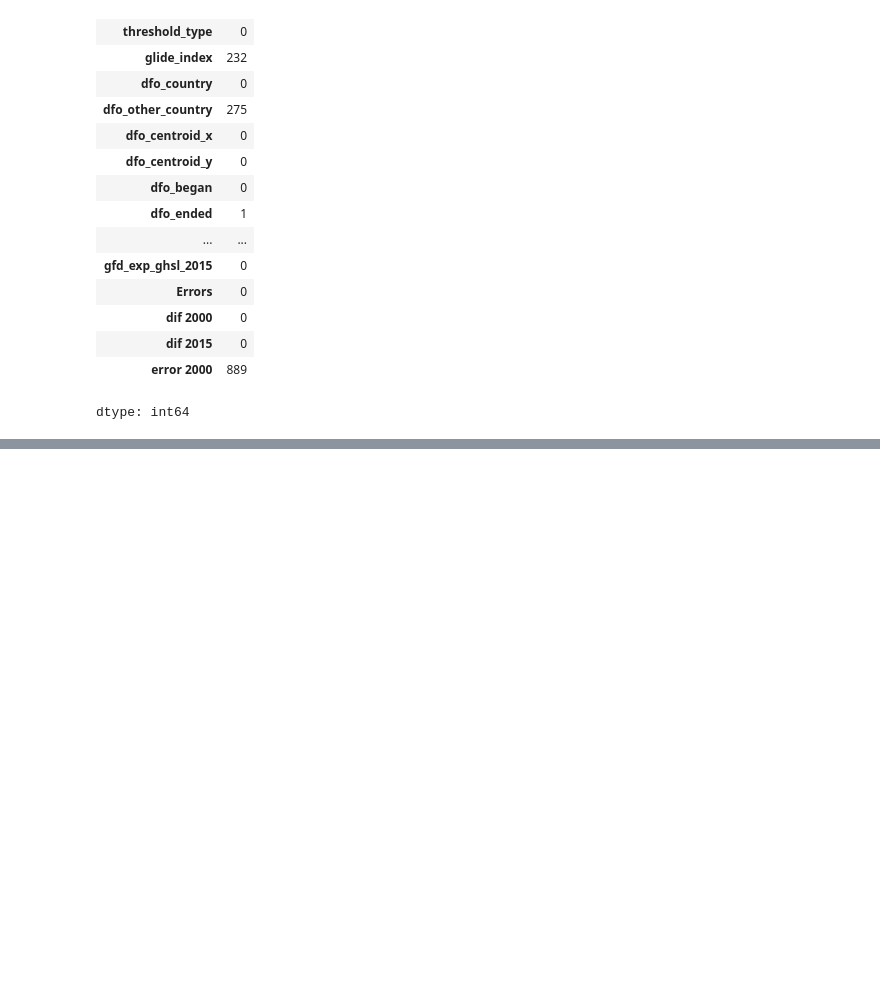
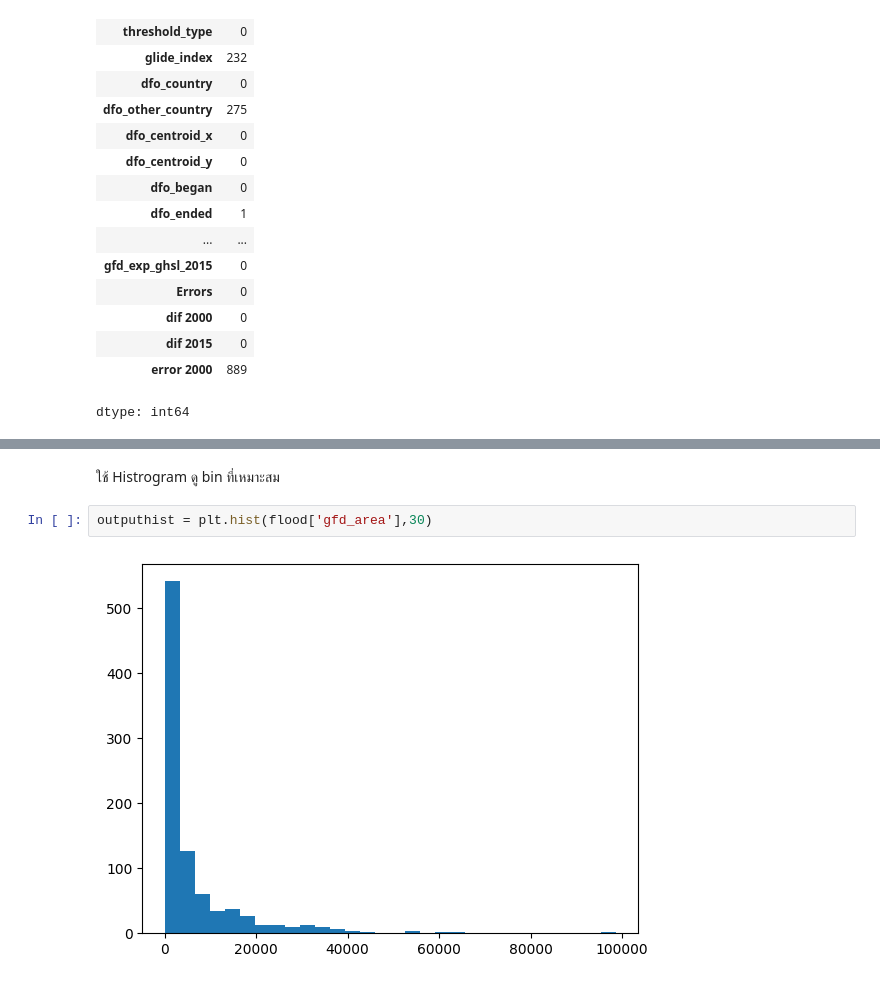
Before and after one commit to Tanny-H/BSC_DPDM2025, a Jupyter notebook: Ch3_Data_Preprocessing.ipynb, the cells around one changed output, grey strips where cells are left out. Cells and saved outputs as stored; diff of their text form; blank space fills up the shorter version.

```diff
--- a/Ch3_Data_Preprocessing.ipynb
+++ b/Ch3_Data_Preprocessing.ipynb
@@ -258,0 +284,6 @@ dtype: int64
+# %% [markdown]
+ใช้ Histrogram ดู bin ที่เหมาะสม
+# %%
+outputhist = plt.hist(flood['gfd_area'],30)
+# %% [output]
+[figure, added]
```
Also changed, not shown: parts of 23 cells of this notebook.
